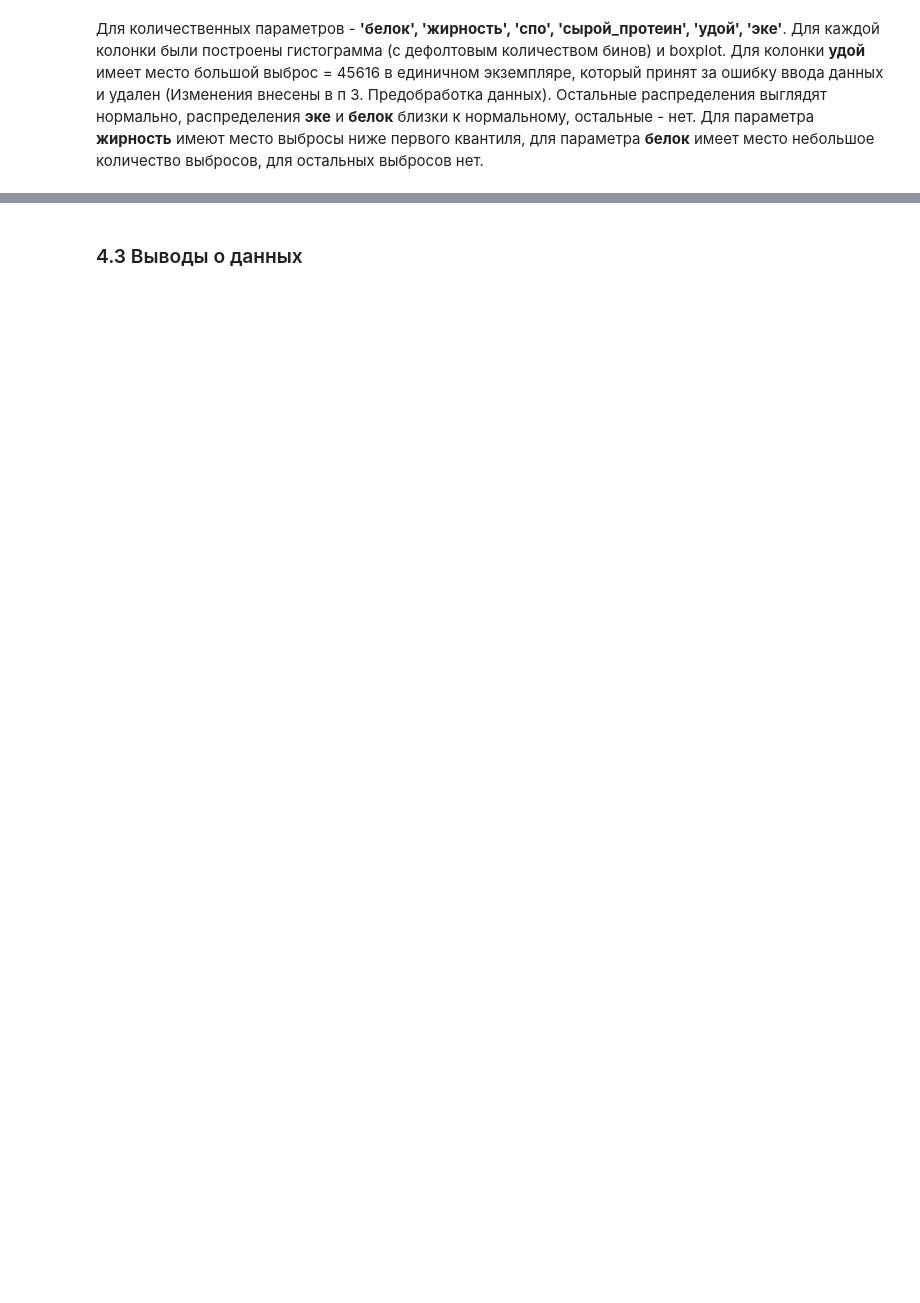
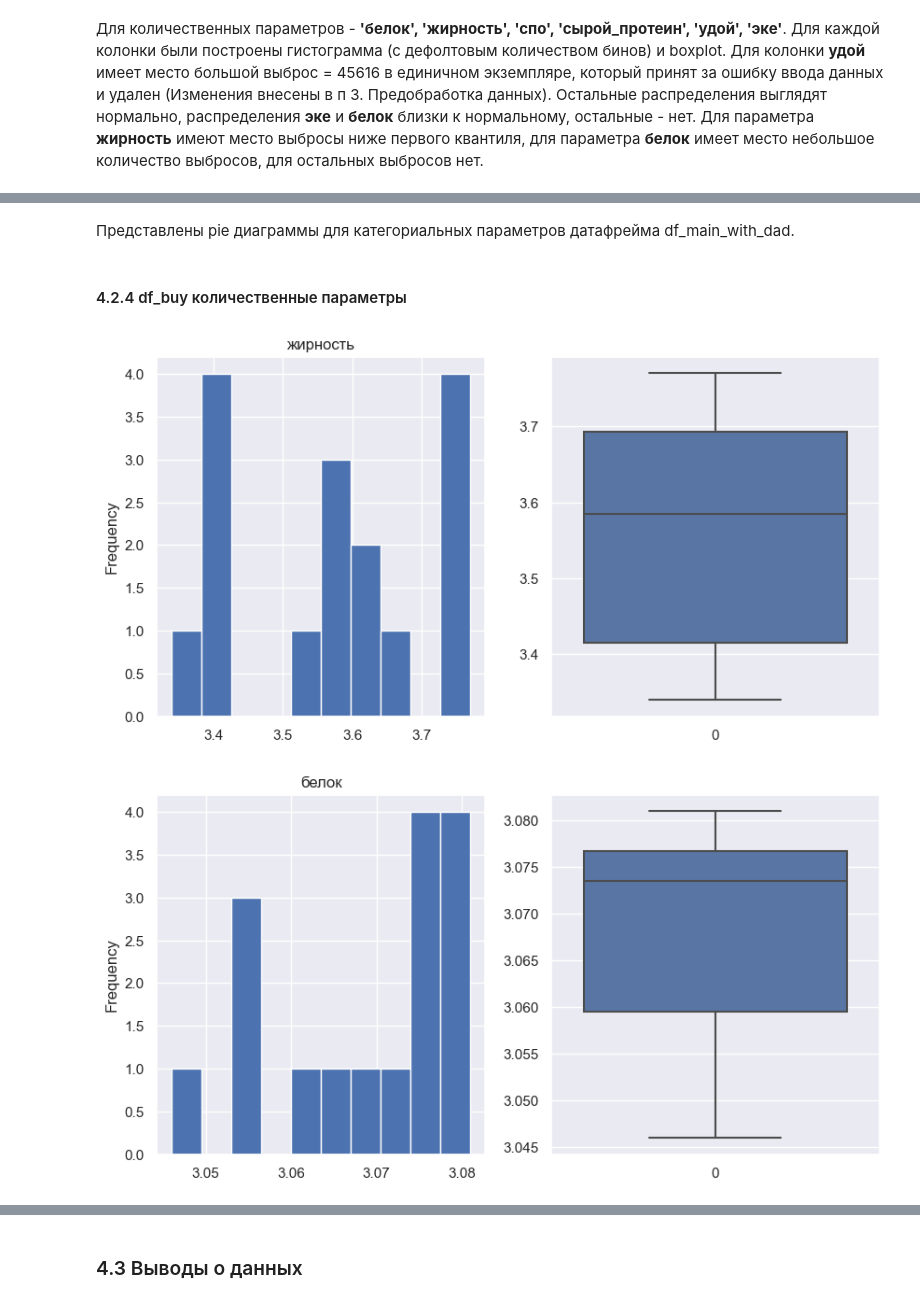
Before and after one commit to theotheo46/ds, a Jupyter notebook: linmodels.ipynb, the cells around one changed output, grey strips where cells are left out. Cells and saved outputs as stored; diff of their text form; code cells hidden in the pictures; blank space fills up the shorter version.

```diff
--- a/linmodels.ipynb
+++ b/linmodels.ipynb
@@ -303,0 +331,14 @@ plot_pie_plot_for_columns(df_main_notnumeric)
+# %% [markdown]
+Представлены pie диаграммы для категориальных параметров датафрейма df_main_with_dad.
+# %% [markdown]
+#### 4.2.4 df_buy количественные параметры
+# %%
+def plot_plot_bar(df):
+    for col in df.columns:
+        df[col].plot(kind="hist", title=col, figsize=(10, 5))
+        plt.show()
+
+plot_sub_plot_hist_boxplot(df_buy.select_dtypes(include=np.number))
+# %% [output]
+[figure, added]
+[figure, added]
```
Also changed, not shown: parts of 24 cells of this notebook.
